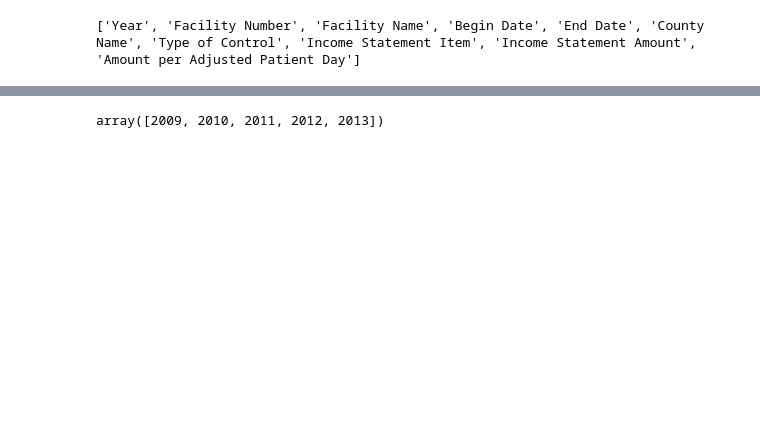
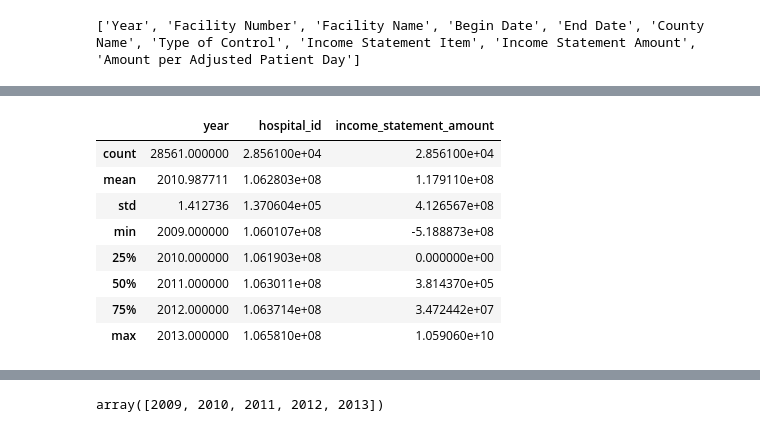
Before and after one commit to zsvorenova/ETL-project, a Jupyter notebook: CleanProfitability.ipynb, the cells around one changed output, grey strips where cells are left out. Saved outputs shown, nothing was run; the diff lists cells and outputs as text; code cells hidden in the pictures; blank space fills up the shorter version.

```diff
--- a/CleanProfitability.ipynb
+++ b/CleanProfitability.ipynb
@@ -99,0 +113,6 @@ new_profit_df.head()
+# %%
+#Drop na values from hospital id
+new_profit_df.dropna(subset=["hospital_id"], inplace = True)
+# %%
+#set hospital id as int type
+new_profit_df["hospital_id"]=new_profit_df["hospital_id"].astype("int64")
@@ -99,0 +127,2 @@ new_profit_df.head()
+# %%
+new_profit_df.fillna(0,inplace=True)
@@ -100,3 +143,15 @@ new_profit_df.head()
+# %%
+new_profit_df.describe()
+# %% [output]
+|  | year | hospital_id | income_statement_amount |
+| count | 28561.000000 | 2.856100e+04 | 2.856100e+04 |
+| mean | 2010.987711 | 1.062803e+08 | 1.179110e+08 |
+| std | 1.412736 | 1.370604e+05 | 4.126567e+08 |
+| min | 2009.000000 | 1.060107e+08 | -5.188873e+08 |
+| 25% | 2010.000000 | 1.061903e+08 | 0.000000e+00 |
+| 50% | 2011.000000 | 1.063011e+08 | 3.814370e+05 |
+| 75% | 2012.000000 | 1.063714e+08 | 3.472442e+07 |
+| max | 2013.000000 | 1.065810e+08 | 1.059060e+10 |
 # %%
 new_profit_df.shape
 # %% [output]
```
Also changed, not shown: parts of 30 cells of this notebook, 5 other files.
